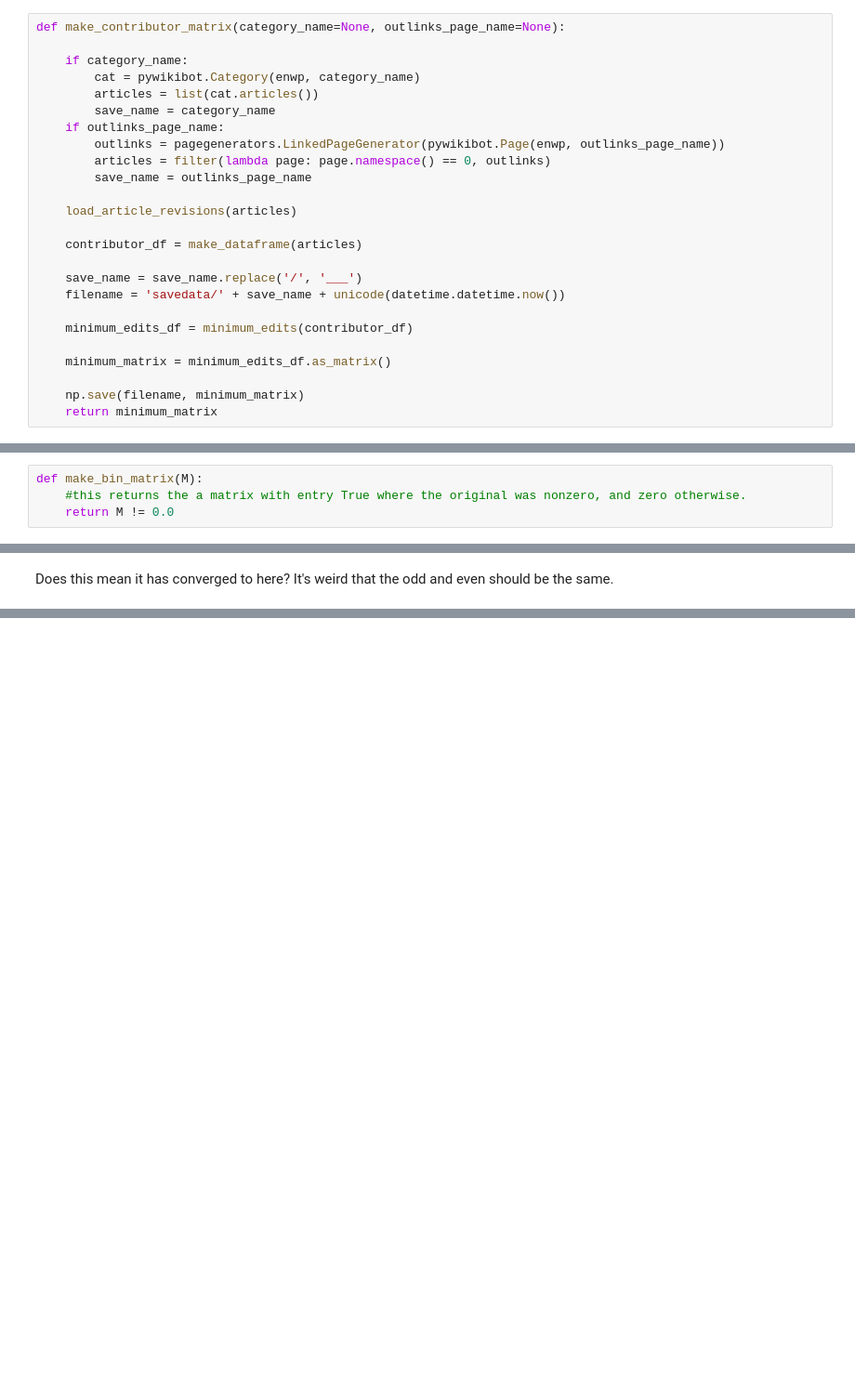
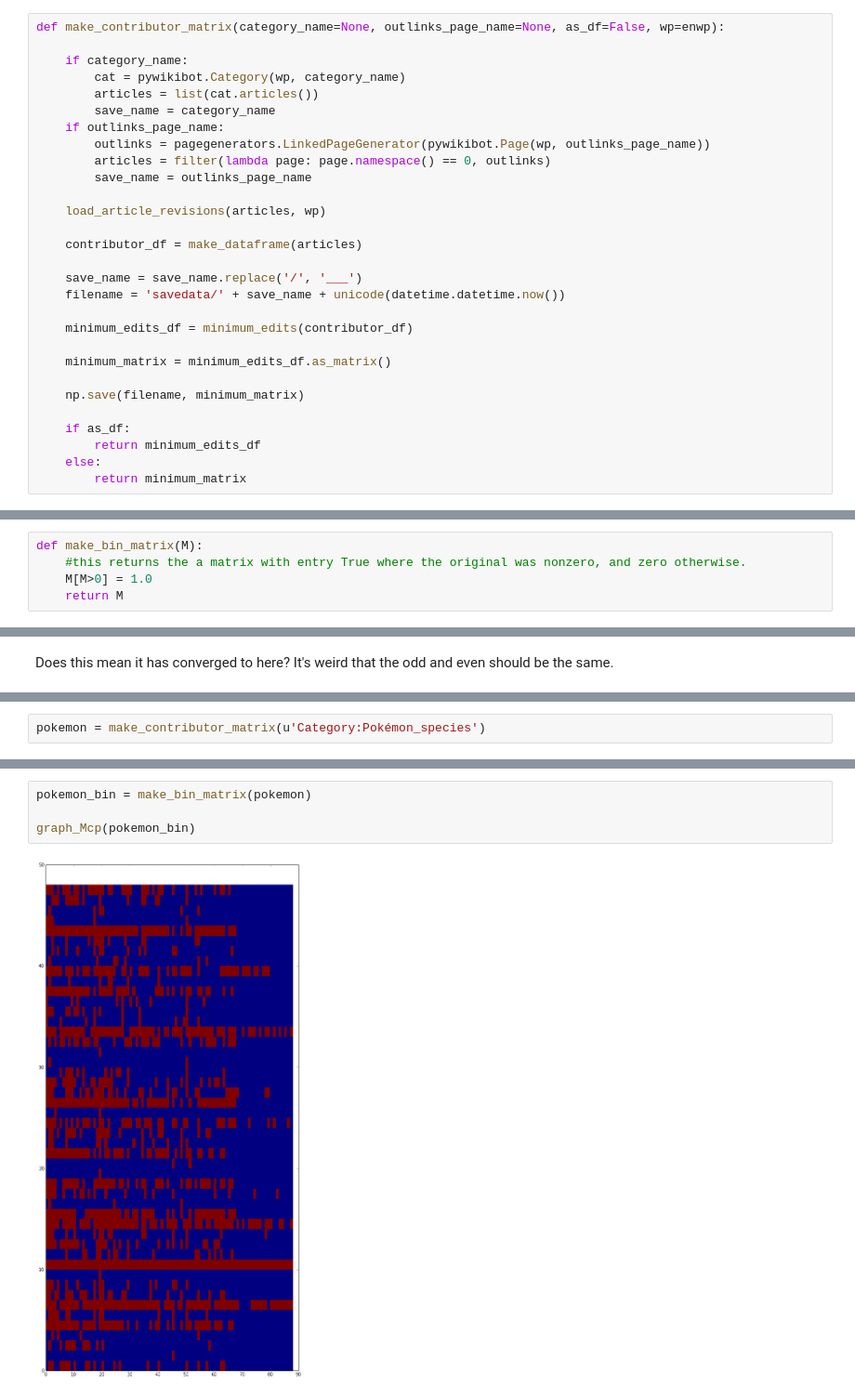
Before and after one commit to GregoryH88/wiki_econ_capability, a Jupyter notebook: country_products.ipynb, the cells around one changed output, grey strips where cells are left out. Shown: that part at 93% size. Saved outputs shown, nothing was run; the diff lists cells and outputs as text; blank space fills up the shorter version.

```diff
--- a/country_products.ipynb
+++ b/country_products.ipynb
@@ -17,18 +19,18 @@ if not enwp.logged_in: enwp.login()
 # %% [markdown]
 Later on if we like, we can do this for a category and all of its subcategories, but for now a simplification is just the articles in a category.
 # %%
-def make_contributor_matrix(category_name=None, outlinks_page_name=None):
+def make_contributor_matrix(category_name=None, outlinks_page_name=None, as_df=False, wp=enwp):
 
     if category_name:
-        cat = pywikibot.Category(enwp, category_name)
+        cat = pywikibot.Category(wp, category_name)
         articles = list(cat.articles())
         save_name = category_name
     if outlinks_page_name:
-        outlinks = pagegenerators.LinkedPageGenerator(pywikibot.Page(enwp, outlinks_page_name))
+        outlinks = pagegenerators.LinkedPageGenerator(pywikibot.Page(wp, outlinks_page_name))
         articles = filter(lambda page: page.namespace() == 0, outlinks)
         save_name = outlinks_page_name
 
-    load_article_revisions(articles)
+    load_article_revisions(articles, wp)
 
     contributor_df = make_dataframe(articles)
 
@@ -40,5 +42,9 @@ def make_contributor_matrix(category_name=None, outlinks_page_name=None):
     minimum_matrix = minimum_edits_df.as_matrix()
 
     np.save(filename, minimum_matrix)
-    return minimum_matrix
+
+    if as_df:
+        return minimum_edits_df
+    else:
+        return minimum_matrix
 # %%
@@ -157,7 +248,8 @@ def reflections_eager(M, i):
 # %%
 def make_bin_matrix(M):
     #this returns the a matrix with entry True where the original was nonzero, and zero otherwise.
-    return M != 0.0
+    M[M>0] = 1.0
+    return M
 # %%
 def graph_Mcp(M):
     plt.figure(figsize=(10,20))
@@ -317,0 +521,2 @@ Does this mean it has converged to here? It's weird that the odd and even should
+# %%
+pokemon = make_contributor_matrix(u'Category:Pokémon_species')
@@ -317,0 +525,6 @@ Does this mean it has converged to here? It's weird that the odd and even should
+# %%
+pokemon_bin = make_bin_matrix(pokemon)
+
+graph_Mcp(pokemon_bin)
+# %% [output]
+[figure, added]
```
Also changed, not shown: parts of 42 cells of this notebook, 11 other files.
